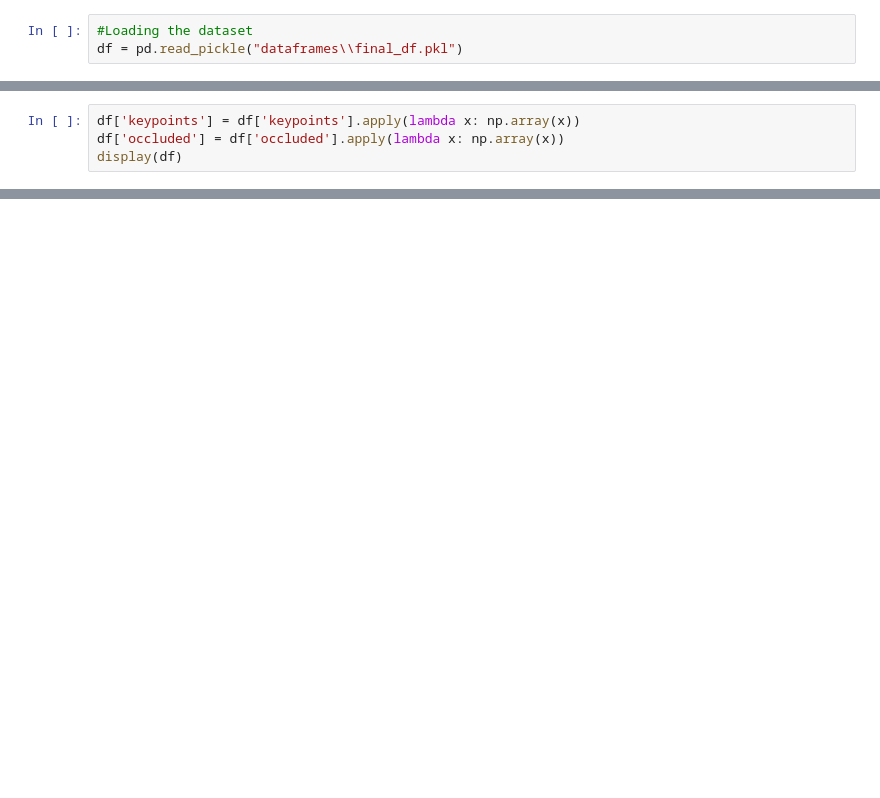
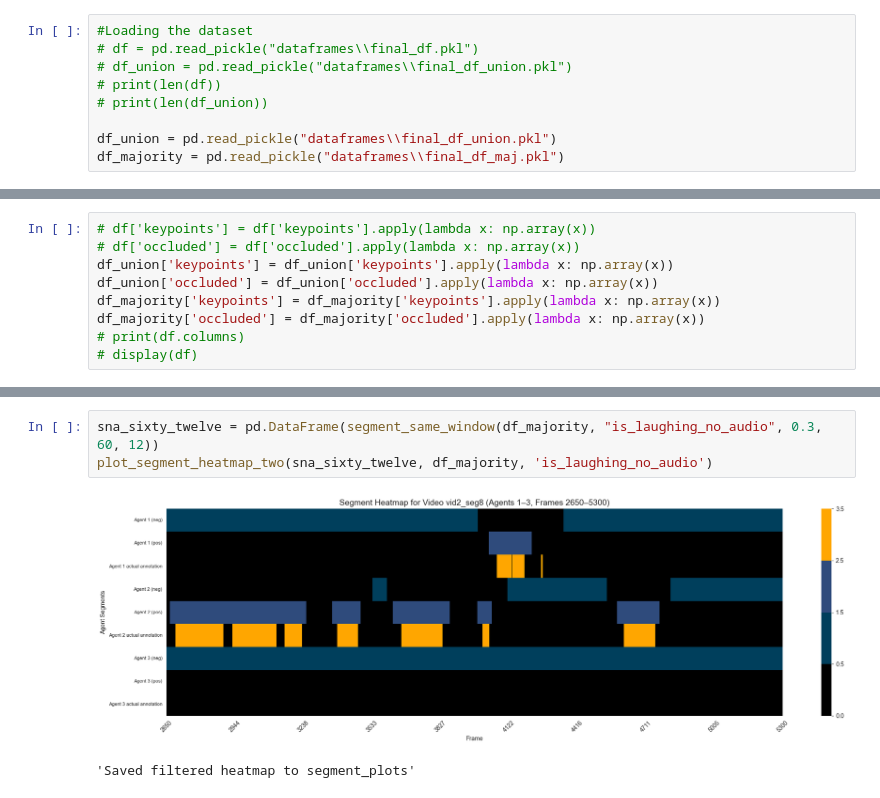
Before and after one commit to vguenov/RP-laughing-pose-estimation, a Jupyter notebook: DataPreprocessing.ipynb, the cells around one changed output, grey strips where cells are left out. Saved outputs shown, nothing was run; the diff lists cells and outputs as text; blank space fills up the shorter version.

```diff
--- a/DataPreprocessing.ipynb
+++ b/DataPreprocessing.ipynb
@@ -8,3 +17,9 @@ from sklearn.utils import resample
 # %%
 #Loading the dataset
-df = pd.read_pickle("dataframes\\final_df.pkl")
+# df = pd.read_pickle("dataframes\\final_df.pkl")
+# df_union = pd.read_pickle("dataframes\\final_df_union.pkl")
+# print(len(df))
+# print(len(df_union))
+
+df_union = pd.read_pickle("dataframes\\final_df_union.pkl")
+df_majority = pd.read_pickle("dataframes\\final_df_maj.pkl")
@@ -33,4 +94,9 @@ df = df.merge(camera_kp_totals[key_columns], on=key_columns, how='inner')
 # %%
-df['keypoints'] = df['keypoints'].apply(lambda x: np.array(x))
-df['occluded'] = df['occluded'].apply(lambda x: np.array(x))
-display(df)
+# df['keypoints'] = df['keypoints'].apply(lambda x: np.array(x))
+# df['occluded'] = df['occluded'].apply(lambda x: np.array(x))
+df_union['keypoints'] = df_union['keypoints'].apply(lambda x: np.array(x))
+df_union['occluded'] = df_union['occluded'].apply(lambda x: np.array(x))
+df_majority['keypoints'] = df_majority['keypoints'].apply(lambda x: np.array(x))
+df_majority['occluded'] = df_majority['occluded'].apply(lambda x: np.array(x))
+# print(df.columns)
+# display(df)
@@ -125,0 +513,6 @@ def segment (data_frame, ann_column, occlusion_threshold):
+# %%
+sna_sixty_twelve = pd.DataFrame(segment_same_window(df_majority, "is_laughing_no_audio", 0.3, 60, 12))
+plot_segment_heatmap_two(sna_sixty_twelve, df_majority, 'is_laughing_no_audio')
+# %% [output]
+[figure, added]
+'Saved filtered heatmap to segment_plots'
```
Also changed, not shown: parts of 23 cells of this notebook, 3 other files.
